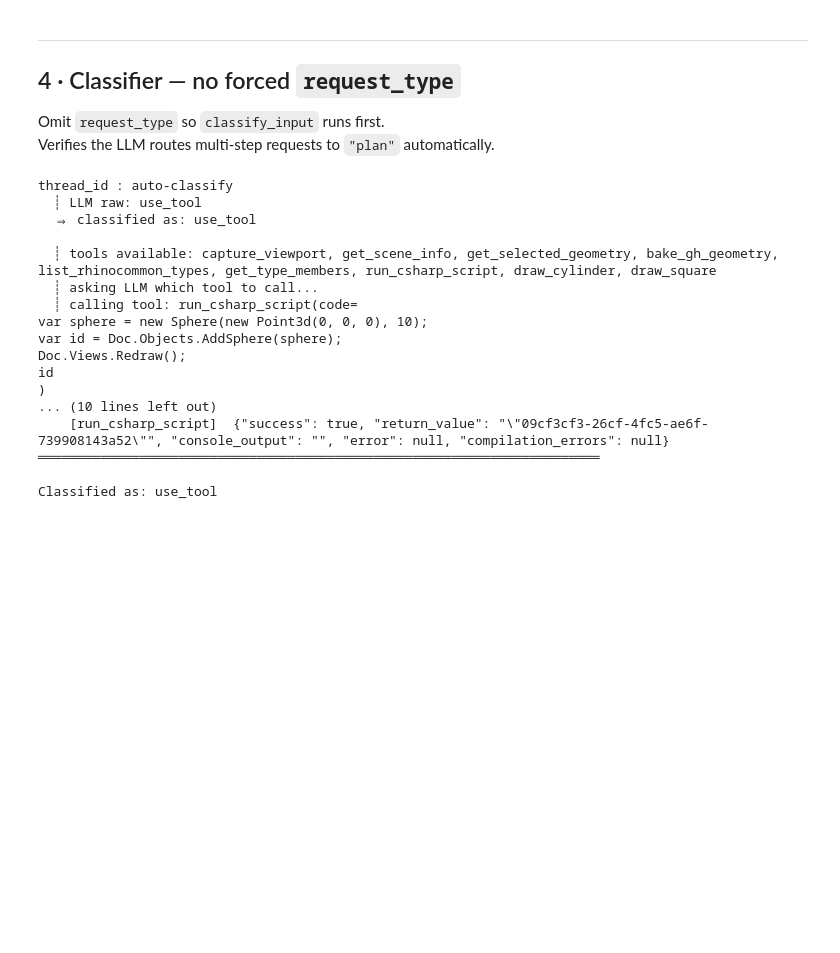
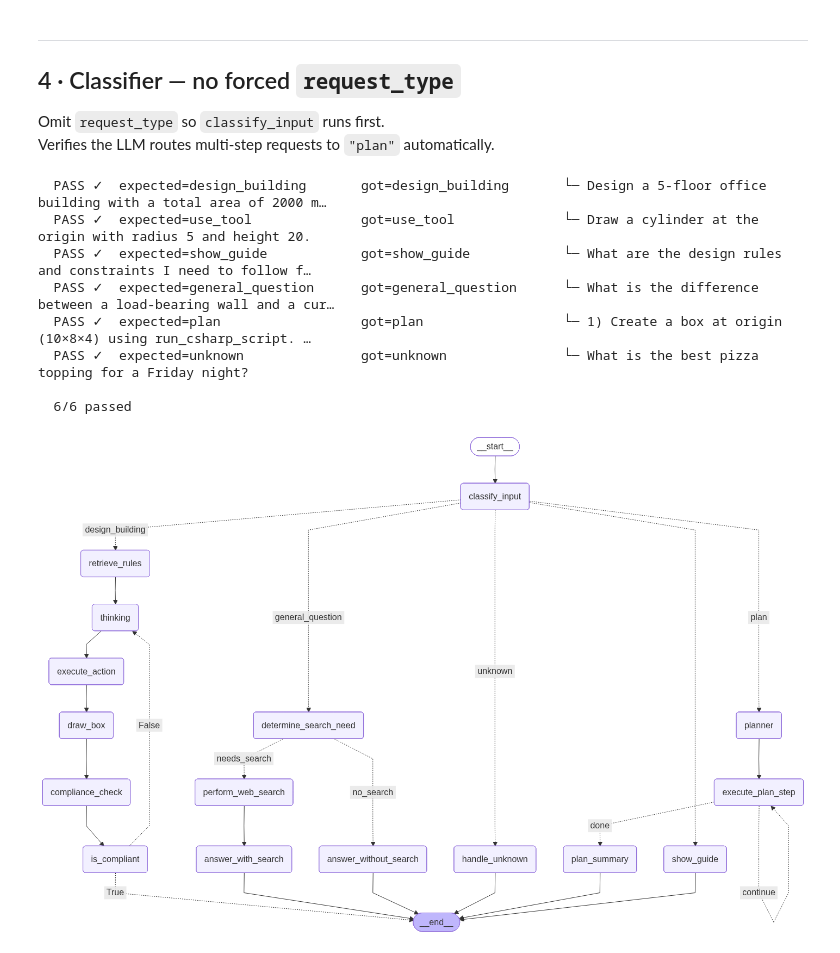
Before and after one commit to baoqtrinh/AIA26_Studio_LangGraph, a Jupyter notebook: src/notebooks/agent_system_tests.ipynb, the cells around one changed output. Saved outputs shown, nothing was run; the diff lists cells and outputs as text; code cells hidden in the pictures; blank space fills up the shorter version.

```diff
--- a/src/notebooks/agent_system_tests.ipynb
+++ b/src/notebooks/agent_system_tests.ipynb
@@ -344,32 +352,49 @@ StateSnapshot(values={'request': {'user_input': '1) Use run_csharp_script to cre
 Omit `request_type` so `classify_input` runs first.
 Verifies the LLM routes multi-step requests to `"plan"` automatically.
 # %%
-# ── Auto-classified plan ──────────────────────────────────────────────────────
-auto = new_thread("auto-classify")
-answer_auto, res_auto = run(
-    auto,
-    "I need you to: 1) draw a sphere at origin with radius 10 using run_csharp_script, "
-    "2) move it 20 units along Y using Transform.Translation, "
-    "3) capture the viewport to confirm the final position.",
-)
-print(f"\nClassified as: {res_auto.get('request_type')}")
-for k, v in (res_auto.get("plan_results") or {}).items():
-    print(f"  {k}: {str(v)[:150]}")
+
+# ── Classification tests — calls classify_input_fn directly (no graph run) ───
+import importlib, nodes.classification, io
+from contextlib import redirect_stdout
+importlib.reload(nodes.classification)
+from nodes.classification import classify_input_fn
+
+CLASSIFIER_TESTS = [
+    ("design_building",   "Design a 5-floor office building with a total area of 2000 m² that meets the local building code requirements."),
+    ("use_tool",          "Draw a cylinder at the origin with radius 5 and height 20."),
+    ("show_guide",        "What are the design rules and constraints I need to follow for this project?"),
+    ("general_question",  "What is the difference between a load-bearing wall and a curtain wall?"),
+    ("plan",              "1) Create a box at origin (10×8×4) using run_csharp_script. 2) Move it 15 units along X. 3) Capture the viewport to confirm."),
+    ("unknown",           "What is the best pizza topping for a Friday night?"),
+]
+
+results = {}
+for expected, prompt in CLASSIFIER_TESTS:
+    state = BoxState(request={"user_input": prompt})
+    with redirect_stdout(io.StringIO()):          # suppress internal debug prints
+        out = classify_input_fn(state)
+    got = out.request_type
+    ok = got == expected
+    results[expected] = {"got": got, "ok": ok}
+    mark = "PASS ✓" if ok else "FAIL ✗"
+    print(f"  {mark}  expected={expected:<20}  got={got:<20}  └─ {prompt[:60]}{'…' if len(prompt)>60 else ''}")
+
+print()
+passed = sum(1 for r in results.values() if r["ok"])
+print(f"  {passed}/{len(results)} passed")
 # %% [output]
-thread_id : auto-classify
-  ┊ LLM raw: use_tool
-  ⇒ classified as: use_tool
+  PASS ✓  expected=design_building       got=design_building       └─ Design a 5-floor office building with a total area of 2000 m…
+  PASS ✓  expected=use_tool              got=use_tool              └─ Draw a cylinder at the origin with radius 5 and height 20.
+  PASS ✓  expected=show_guide            got=show_guide            └─ What are the design rules and constraints I need to follow f…
+  PASS ✓  expected=general_question      got=general_question      └─ What is the difference between a load-bearing wall and a cur…
+  PASS ✓  expected=plan                  got=plan                  └─ 1) Create a box at origin (10×8×4) using run_csharp_script. …
+  PASS ✓  expected=unknown               got=unknown               └─ What is the best pizza topping for a Friday night?
 
-  ┊ tools available: capture_viewport, get_scene_info, get_selected_geometry, bake_gh_geometry, list_rhinocommon_types, get_type_members, run_csharp_script, draw_cylinder, draw_square
-  ┊ asking LLM which tool to call...
-  ┊ calling tool: run_csharp_script(code=
-var sphere = new Sphere(new Point3d(0, 0, 0), 10);
-var id = Doc.Objects.AddSphere(sphere);
-Doc.Views.Redraw();
-id
-)
-... (10 lines left out)
-    [run_csharp_script]  {"success": true, "return_value": "\"09cf3cf3-26cf-4fc5-ae6f-739908143a52\"", "console_output": "", "error": null, "compilation_errors": null}
-════════════════════════════════════════════════════════════════════════
-
-Classified as: use_tool
+  6/6 passed
+# %%
+
+# ── Graph visualization ───────────────────────────────────────────────────────
+from IPython.display import Image, display
+display(Image(graph.get_graph().draw_mermaid_png()))
+# %% [output]
+[figure, added]
```
Also changed, not shown: parts of 34 cells of this notebook, 32 other files.
